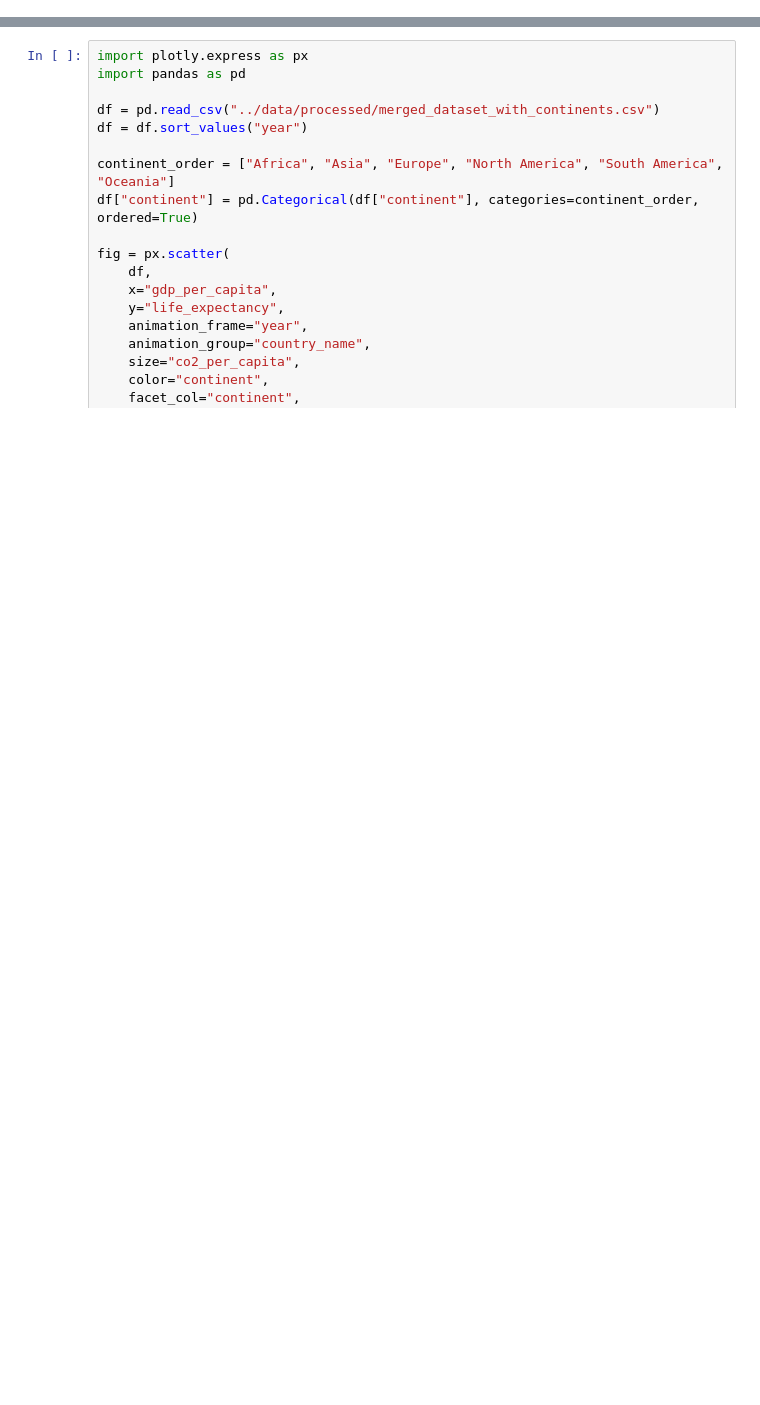
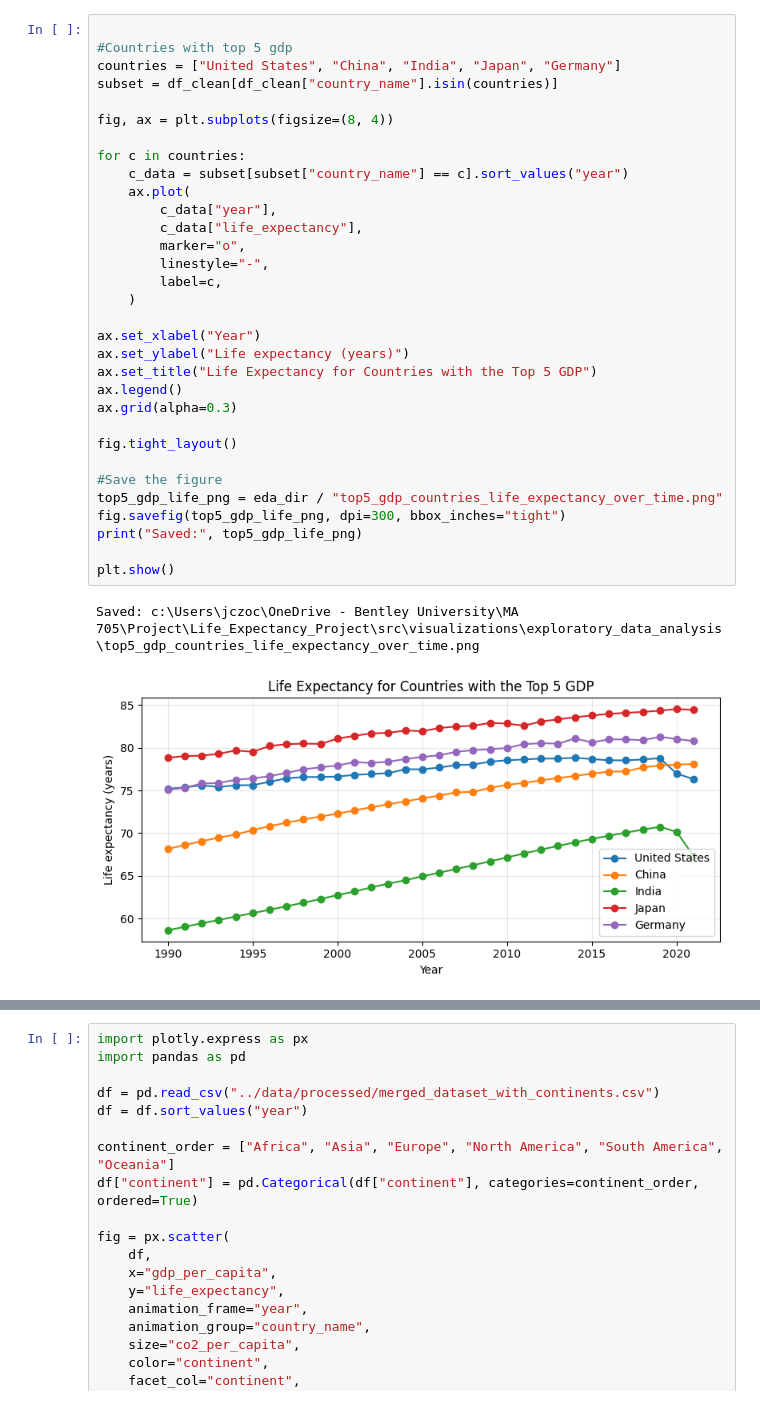
Before and after one commit to Jzoccs/Life_Expectancy_Project, a Jupyter notebook: notebooks/visualization.ipynb, the cells around one changed output, grey strips where cells are left out. Drawn from its saved outputs; the diff is of its cells as text; blank space fills up the shorter version.

```diff
--- a/notebooks/visualization.ipynb
+++ b/notebooks/visualization.ipynb
@@ -139,0 +66,35 @@ plt.show()
+# %%
+
+#Countries with top 5 gdp
+countries = ["United States", "China", "India", "Japan", "Germany"]
+subset = df_clean[df_clean["country_name"].isin(countries)]
+
+fig, ax = plt.subplots(figsize=(8, 4))
+
+for c in countries:
+    c_data = subset[subset["country_name"] == c].sort_values("year")
+    ax.plot(
+        c_data["year"],
+        c_data["life_expectancy"],
+        marker="o",
+        linestyle="-",
+        label=c,
+    )
+
+ax.set_xlabel("Year")
+ax.set_ylabel("Life expectancy (years)")
+ax.set_title("Life Expectancy for Countries with the Top 5 GDP")
+ax.legend()
+ax.grid(alpha=0.3)
+
+fig.tight_layout()
+
+#Save the figure
+top5_gdp_life_png = eda_dir / "top5_gdp_countries_life_expectancy_over_time.png"
+fig.savefig(top5_gdp_life_png, dpi=300, bbox_inches="tight")
+print("Saved:", top5_gdp_life_png)
+
+plt.show()
+# %% [output]
+Saved: c:\Users\jczoc\OneDrive - Bentley University\MA 705\Project\Life_Expectancy_Project\src\visualizations\exploratory_data_analysis\top5_gdp_countries_life_expectancy_over_time.png
+[figure, added]
```
Also changed, not shown: parts of 14 cells of this notebook, 6 other files.
